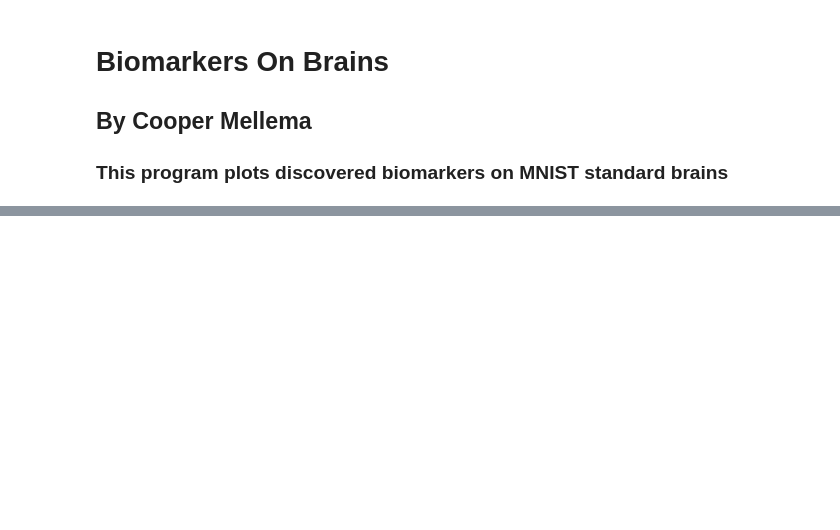
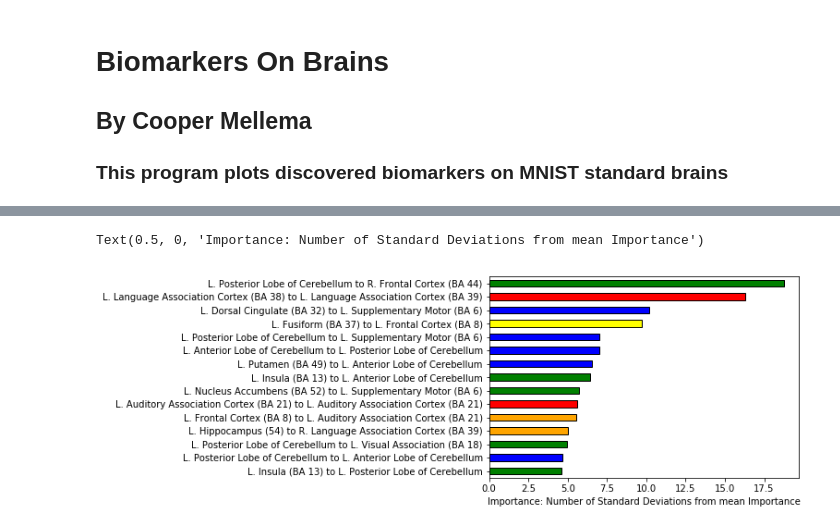
Before and after one commit to DeepLearningForPrecisionHealthLab/ConsistentASDCorrelates, a Jupyter notebook: Parallelization/BiomarkersOnBrains.ipynb, the cells around one changed output, grey strips where cells are left out. Drawn from its saved outputs; the diff is of its cells as text; code cells hidden in the pictures; blank space fills up the shorter version.

```diff
--- a/Parallelization/BiomarkersOnBrains.ipynb
+++ b/Parallelization/BiomarkersOnBrains.ipynb
@@ -179,0 +62,14 @@ plotting.show()
+# %%
+pdTopDeep=pdDeepImportances.head(15)
+pdTopLin=pdLinImportances.head(15)
+# %%
+# Use this to populate a list of deep and a list of linear ROIs
+lssROIs=[]
+#for sIndex in pdTopLin.index:
+for sIndex in pdTopDeep.index:
+    lsTwo=re.findall('\d+', sIndex)
+    lssROIs.append(lsTwo)
+lssROIs=np.unique(lssROIs)
+lsROIs=[]
+for sROI in lssROIs:
+    lsROIs.append(int(sROI))
@@ -179,0 +229,7 @@ plotting.show()
+# %%
+dROICorrespondence=dROICorrespondence064
+#dROICorrespondence=dROICorrespondence122
+for sIndex in pdTopLin.index:
+    #lsTwo=re.findall('\d+', sIndex)
+    #pdTopLin=pdTopLin.rename(index={sIndex: f'{dROICorrespondence[int(lsTwo[0])]} to {dROICorrespondence[int(lsTwo[1])]}'})
+    pdTopLin=pdTopLin.rename(index={sIndex: sIndex.replace('-', ' to ')})
@@ -179,0 +241,23 @@ plotting.show()
+# %%
+lsColors=[[
+    'g',
+    'b',
+    'g',
+    'orange',
+    'orange',
+    'r',
+    'g',
+    'g',
+    'b',
+    'b',
+    'b',
+    'yellow',
+    'b',
+    'r',
+    'g'
+]]
+pdTopLin.sort_values(by=['Importance'], axis=0).plot(kind='barh', legend=None, edgecolor='k', stacked=True, color=lsColors)
+plt.xlabel('Importance: Number of Standard Deviations from mean Importance')
+# %% [output]
+Text(0.5, 0, 'Importance: Number of Standard Deviations from mean Importance')
+[figure, added]
```
Also changed, not shown: parts of 53 cells of this notebook, 12 other files.
